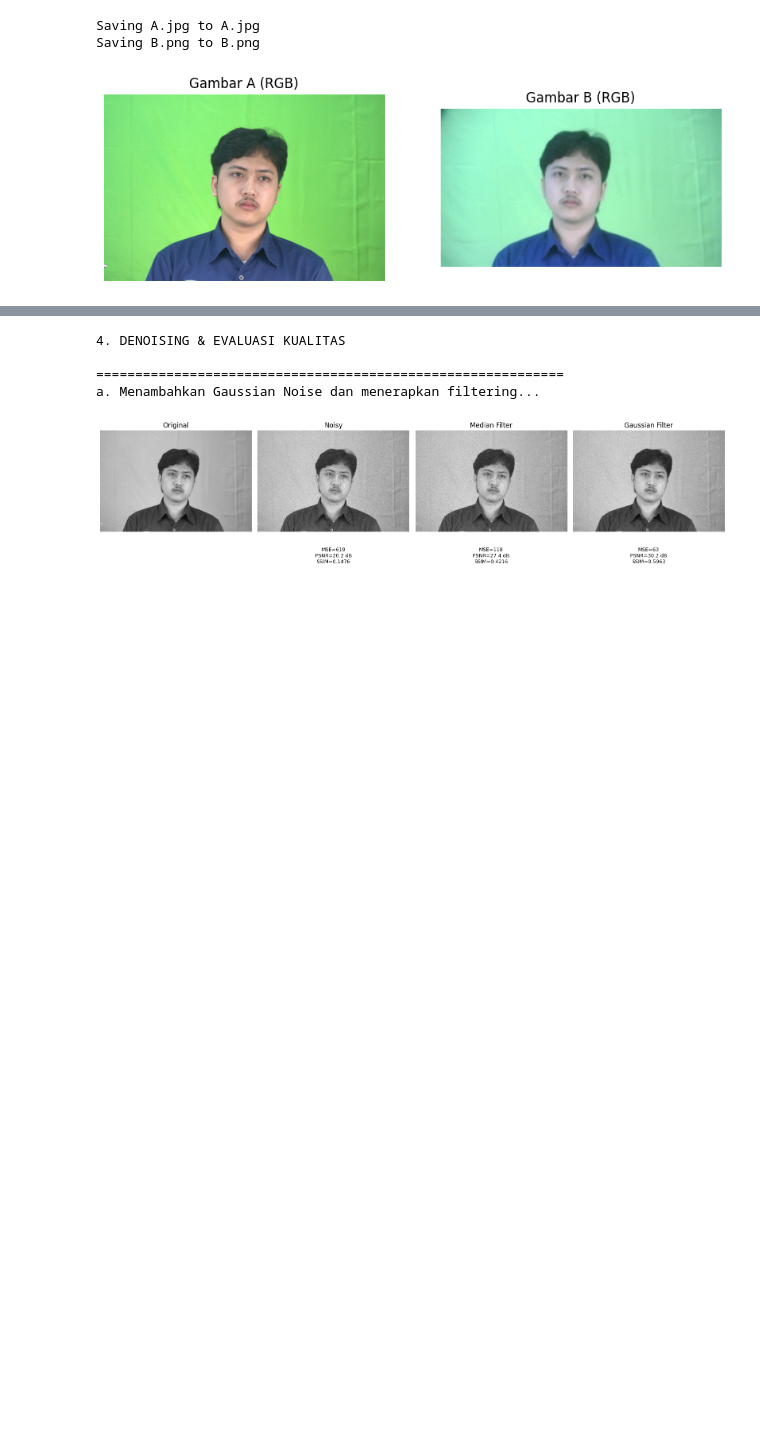
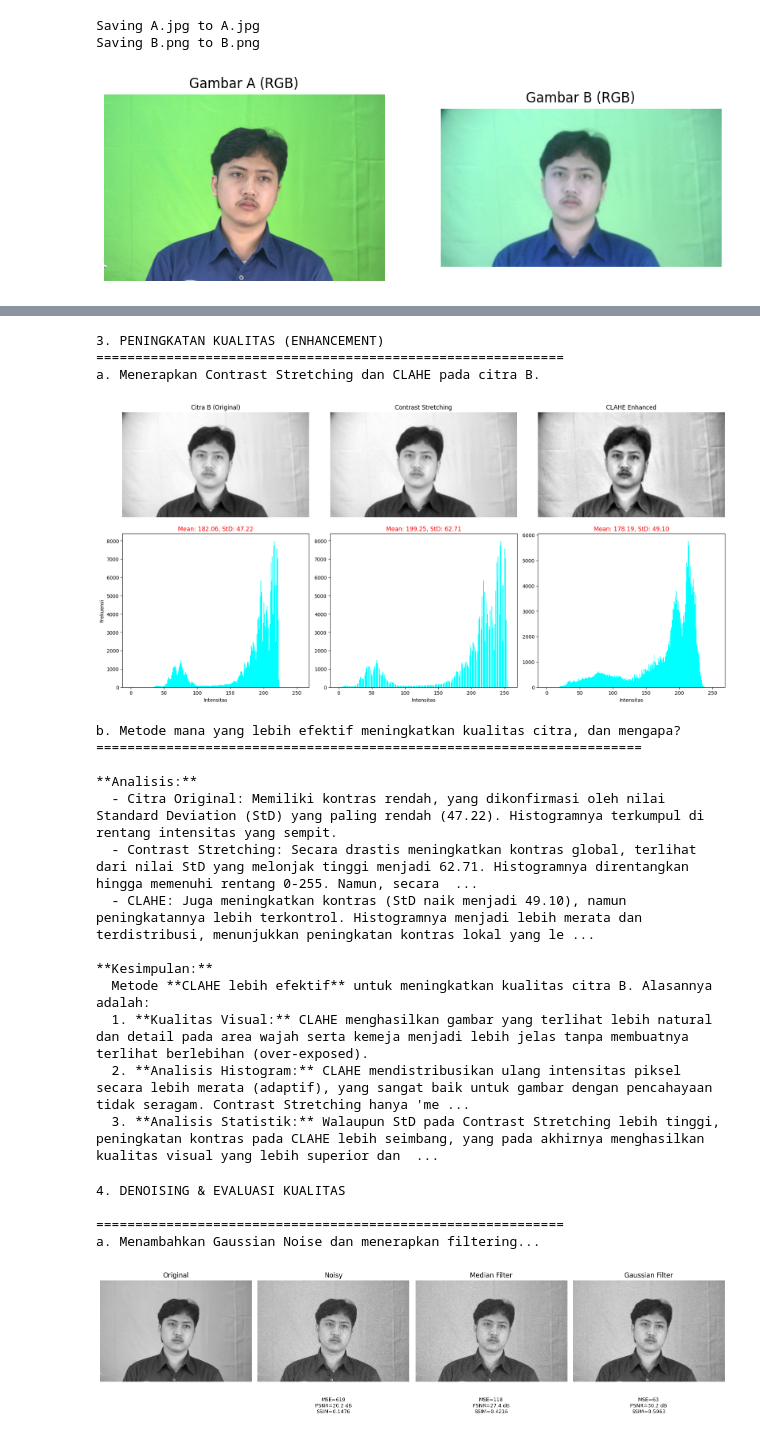
Before and after one commit to risyadksm/PCVK_GANJIL_2025, a Jupyter notebook: QUIZ1_PCVK_SOAL_NO_3.ipynb, the cells around one changed output, grey strips where cells are left out. Cells and saved outputs as stored; diff of their text form; code cells hidden in the pictures; blank space fills up the shorter version.

```diff
--- a/QUIZ1_PCVK_SOAL_NO_3.ipynb
+++ b/QUIZ1_PCVK_SOAL_NO_3.ipynb
@@ -326,3 +186,81 @@ KESIMPULAN:
+# %%
+print("3. PENINGKATAN KUALITAS (ENHANCEMENT)")
+print("="*60)
+print("a. Menerapkan Contrast Stretching dan CLAHE pada citra B.")
+
+# Contrast Stretching
+# Menggunakan cv2.normalize lebih efisien dan standar
+contrast_stretched = cv2.normalize(gray_b, None, 0, 255, cv2.NORM_MINMAX)
+
+# CLAHE
+clahe = cv2.createCLAHE(clipLimit=2.0, tileGridSize=(8,8))
+clahe_enhanced = clahe.apply(gray_b)
+
+# --- 2. Hitung Statistik yang Diperlukan ---
+mean_original, std_original = np.mean(gray_b), np.std(gray_b)
+mean_cs, std_cs = np.mean(contrast_stretched), np.std(contrast_stretched)
+mean_clahe, std_clahe = np.mean(clahe_enhanced), np.std(clahe_enhanced)
+
+# --- 3. Visualisasi ---
+fig, axes = plt.subplots(2, 3, figsize=(18, 10))
+
+# Original
+axes[0, 0].imshow(gray_b, cmap='gray')
+axes[0, 0].set_title('Citra B (Original)')
+axes[0, 0].axis('off')
+axes[1, 0].hist(gray_b.ravel(), 256, [0, 256], color='cyan')
+axes[1, 0].set_title(f'Mean: {mean_original:.2f}, StD: {std_original:.2f}', color='red')
+axes[1, 0].set_xlabel('Intensitas')
+axes[1, 0].set_ylabel('Frekuensi')
+
+# Contrast Stretching
+axes[0, 1].imshow(contrast_stretched, cmap='gray')
+axes[0, 1].set_title('Contrast Stretching')
+axes[0, 1].axis('off')
+axes[1, 1].hist(contrast_stretched.ravel(), 256, [0, 256], color='cyan')
+axes[1, 1].set_title(f'Mean: {mean_cs:.2f}, StD: {std_cs:.2f}', color='red')
+axes[1, 1].set_xlabel('Intensitas')
+
+# CLAHE Enhanced
+axes[0, 2].imshow(clahe_enhanced, cmap='gray')
+axes[0, 2].set_title('CLAHE Enhanced')
+axes[0, 2].axis('off')
+axes[1, 2].hist(clahe_enhanced.ravel(), 256, [0, 256], color='cyan')
+axes[1, 2].set_title(f'Mean: {mean_clahe:.2f}, StD: {std_clahe:.2f}', color='red')
+axes[1, 2].set_xlabel('Intensitas')
+
+plt.tight_layout(rect=[0, 0.03, 1, 0.95])
+plt.show()
+
+print("\nb. Metode mana yang lebih efektif meningkatkan kualitas citra, dan mengapa?")
+print("="*70)
+print("\n**Analisis:**")
+print(f"  - Citra Original: Memiliki kontras rendah, yang dikonfirmasi oleh nilai Standard Deviation (StD) yang paling rendah ({std_original:.2f}). Histogramnya terkumpul di rentang intensitas yang sempit.")
+print(f"  - Contrast Stretching: Secara drastis meningkatkan kontras global, terlihat dari nilai StD yang melonjak tinggi menjadi {std_cs:.2f}. Histogramnya direntangkan hingga memenuhi rentang 0-255. Namun, secara visual hasilnya bisa terlalu tajam dan kurang alami.")
+print(f"  - CLAHE: Juga meningkatkan kontras (StD naik menjadi {std_clahe:.2f}), namun peningkatannya lebih terkontrol. Histogramnya menjadi lebih merata dan terdistribusi, menunjukkan peningkatan kontras lokal yang lebih baik.")
+print("\n**Kesimpulan:**")
+print("  Metode **CLAHE lebih efektif** untuk meningkatkan kualitas citra B. Alasannya adalah:")
+print("  1. **Kualitas Visual:** CLAHE menghasilkan gambar yang terlihat lebih natural dan detail pada area wajah serta kemeja menjadi lebih jelas tanpa membuatnya terlihat berlebihan (over-exposed).")
+print("  2. **Analisis Histogram:** CLAHE mendistribusikan ulang intensitas piksel secara lebih merata (adaptif), yang sangat baik untuk gambar dengan pencahayaan tidak seragam. Contrast Stretching hanya 'menarik' rentang intensitas yang ada secara global.")
+print("  3. **Analisis Statistik:** Walaupun StD pada Contrast Stretching lebih tinggi, peningkatan kontras pada CLAHE lebih seimbang, yang pada akhirnya menghasilkan kualitas visual yang lebih superior dan enak dipandang.")
+# %% [output]
+3. PENINGKATAN KUALITAS (ENHANCEMENT)
+============================================================
+a. Menerapkan Contrast Stretching dan CLAHE pada citra B.
+[figure, added]
+b. Metode mana yang lebih efektif meningkatkan kualitas citra, dan mengapa?
+======================================================================
+
+**Analisis:**
+  - Citra Original: Memiliki kontras rendah, yang dikonfirmasi oleh nilai Standard Deviation (StD) yang paling rendah (47.22). Histogramnya terkumpul di rentang intensitas yang sempit.
+  - Contrast Stretching: Secara drastis meningkatkan kontras global, terlihat dari nilai StD yang melonjak tinggi menjadi 62.71. Histogramnya direntangkan hingga memenuhi rentang 0-255. Namun, secara  ...
+  - CLAHE: Juga meningkatkan kontras (StD naik menjadi 49.10), namun peningkatannya lebih terkontrol. Histogramnya menjadi lebih merata dan terdistribusi, menunjukkan peningkatan kontras lokal yang le ...
+
+**Kesimpulan:**
+  Metode **CLAHE lebih efektif** untuk meningkatkan kualitas citra B. Alasannya adalah:
+  1. **Kualitas Visual:** CLAHE menghasilkan gambar yang terlihat lebih natural dan detail pada area wajah serta kemeja menjadi lebih jelas tanpa membuatnya terlihat berlebihan (over-exposed).
+  2. **Analisis Histogram:** CLAHE mendistribusikan ulang intensitas piksel secara lebih merata (adaptif), yang sangat baik untuk gambar dengan pencahayaan tidak seragam. Contrast Stretching hanya 'me ...
+  3. **Analisis Statistik:** Walaupun StD pada Contrast Stretching lebih tinggi, peningkatan kontras pada CLAHE lebih seimbang, yang pada akhirnya menghasilkan kualitas visual yang lebih superior dan  ...
 # %%
 print("4. DENOISING & EVALUASI KUALITAS\n")
 print("="*60)
```
Also changed, not shown: parts of 4 cells of this notebook.
